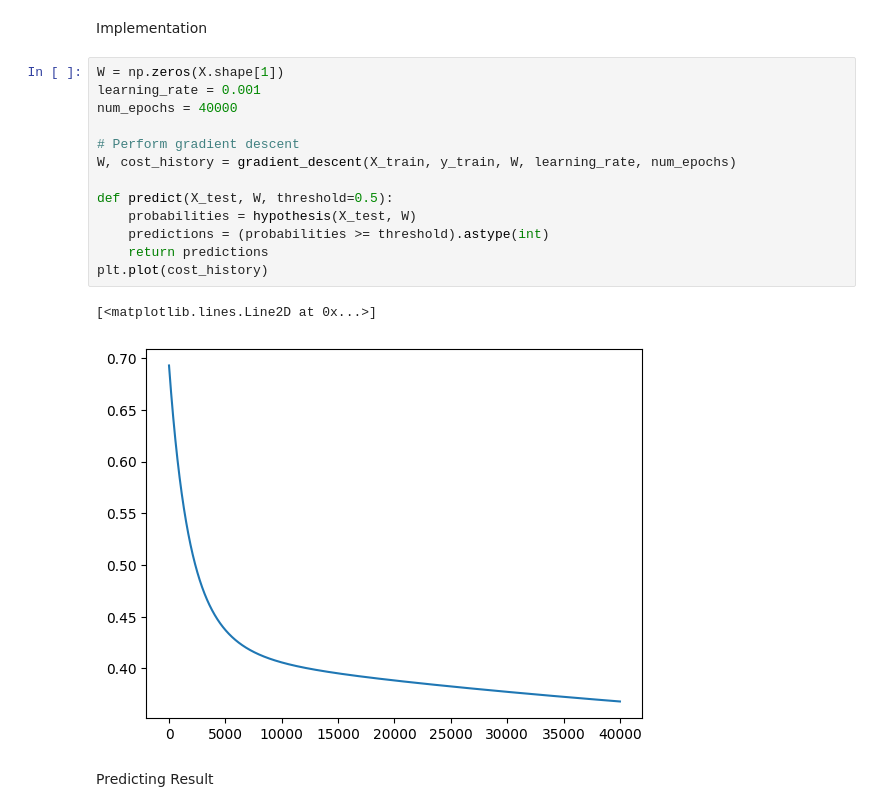
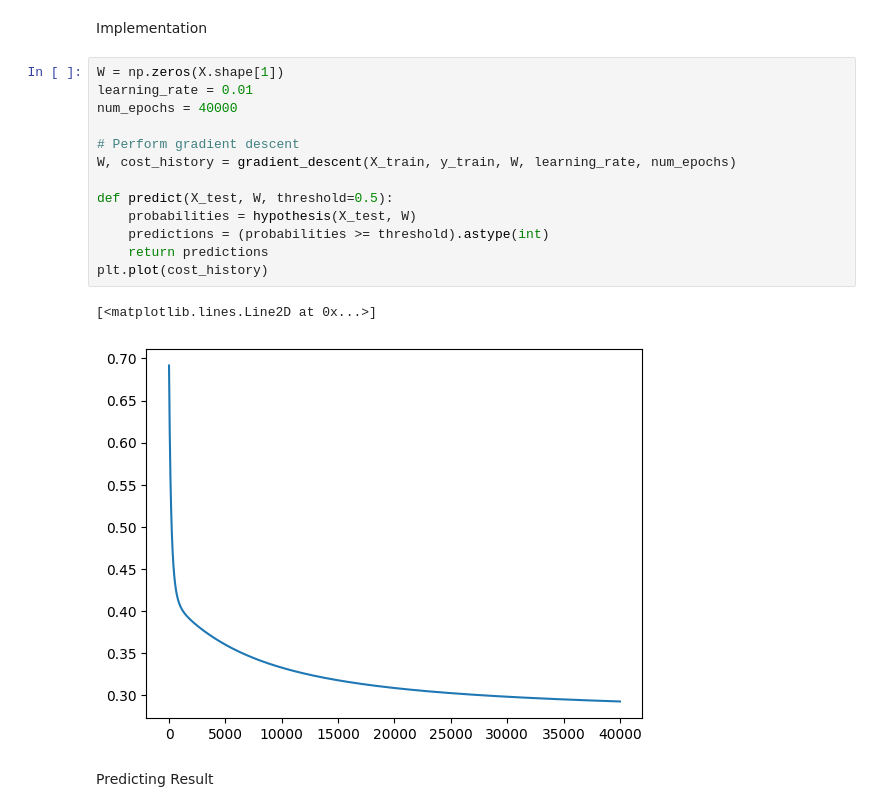
Before and after one commit to sg11421/Machine-Learning-with-Python, a Jupyter notebook: 230531_KaranKeer/Assignment 3/Question1.ipynb, the cells around one changed output. Drawn from its saved outputs; the diff is of its cells as text.

```diff
--- a/230531_KaranKeer/Assignment 3/Question1.ipynb
+++ b/230531_KaranKeer/Assignment 3/Question1.ipynb
@@ -257,20 +257,20 @@ def gradient_descent(X, y, W, learning_rate, num_epochs):
 Implementation
 # %%
 W = np.zeros(X.shape[1])
-learning_rate = 0.001
+learning_rate = 0.01
 num_epochs = 40000
 
 # Perform gradient descent
 W, cost_history = gradient_descent(X_train, y_train, W, learning_rate, num_epochs)
 
 def predict(X_test, W, threshold=0.5):
     probabilities = hypothesis(X_test, W)
     predictions = (probabilities >= threshold).astype(int)
     return predictions
 plt.plot(cost_history)
 # %% [output]
 [<matplotlib.lines.Line2D at 0x...>]
-[figure, old version]
+[figure, new version]
 # %% [markdown]
 Predicting Result
 # %%
```
Also changed, not shown: parts of 3 cells of this notebook.
